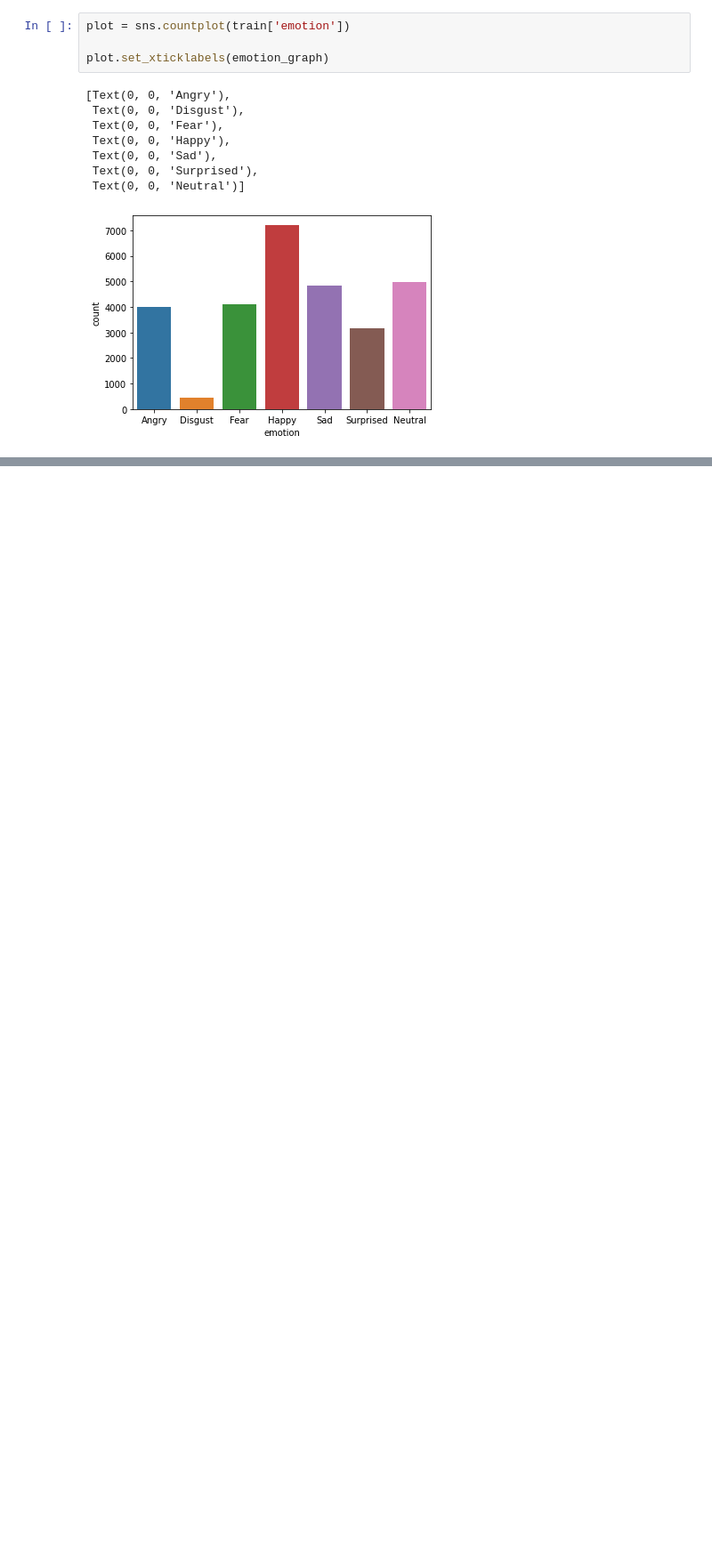
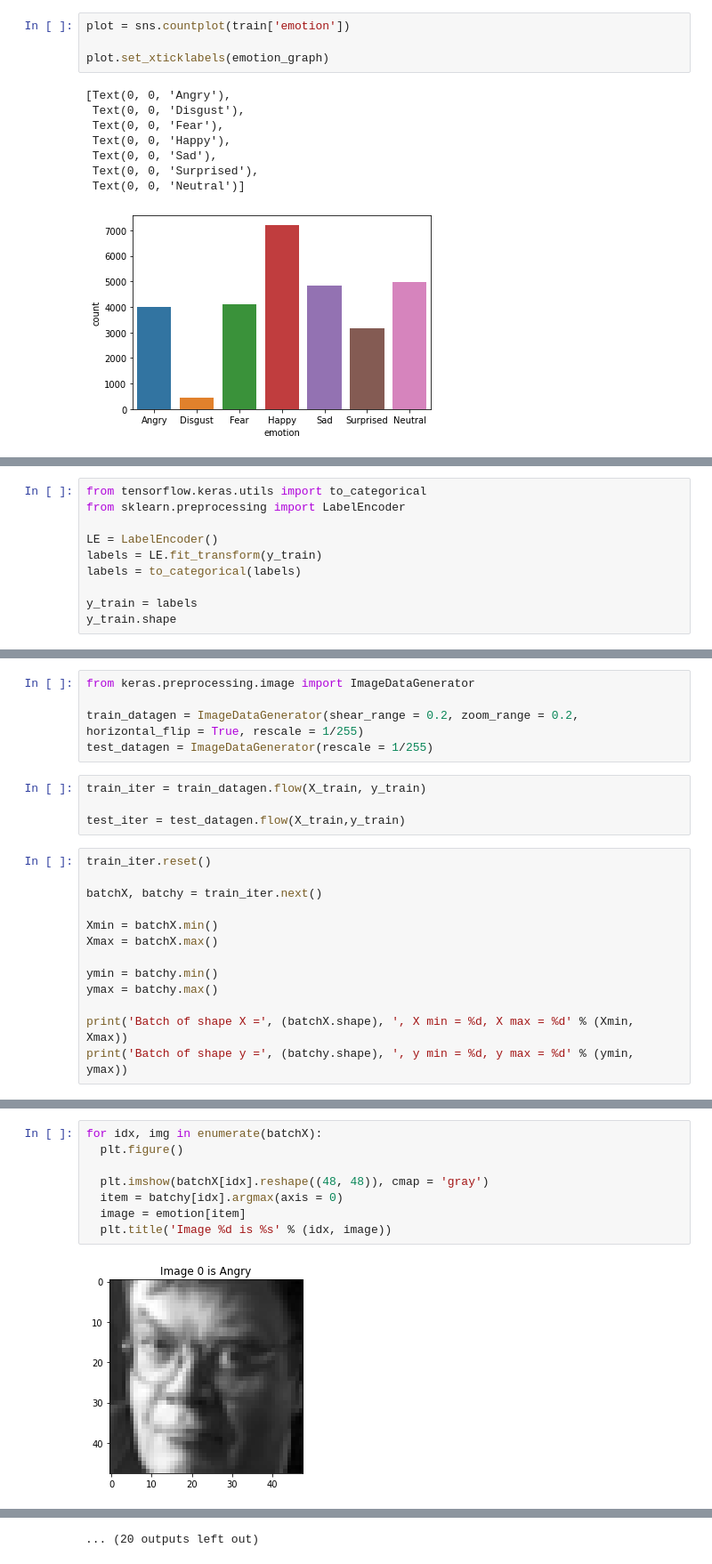
Before and after one commit to abbycarbaugh/DS400-Capstone-Project, a Jupyter notebook: DS400_Final_Project.ipynb, the cells around one changed output, grey strips where cells are left out. Shown at 89% size. Saved outputs shown, nothing was run; the diff lists cells and outputs as text; blank space fills up the shorter version.

Commit message:
Add files via upload
Image Augmentation and CNN building

```diff
--- a/DS400_Final_Project.ipynb
+++ b/DS400_Final_Project.ipynb
@@ -153,3 +125,13 @@ X_train = np.stack(X_train, axis = 0)
 X_train.shape
 # %% [output]
 (28709, 48, 48, 1)
+# %%
+from tensorflow.keras.utils import to_categorical
+from sklearn.preprocessing import LabelEncoder
+
+LE = LabelEncoder()
+labels = LE.fit_transform(y_train)
+labels = to_categorical(labels)
+
+y_train = labels
+y_train.shape
@@ -179,0 +163,22 @@ from tensorflow.keras import layers
+# %%
+from keras.preprocessing.image import ImageDataGenerator
+
+train_datagen = ImageDataGenerator(shear_range = 0.2, zoom_range = 0.2, horizontal_flip = True, rescale = 1/255)
+test_datagen = ImageDataGenerator(rescale = 1/255)
+# %%
+train_iter = train_datagen.flow(X_train, y_train)
+
+test_iter = test_datagen.flow(X_train,y_train)
+# %%
+train_iter.reset()
+
+batchX, batchy = train_iter.next()
+
+Xmin = batchX.min()
+Xmax = batchX.max()
+
+ymin = batchy.min()
+ymax = batchy.max()
+
+print('Batch of shape X =', (batchX.shape), ', X min = %d, X max = %d' % (Xmin, Xmax))
+print('Batch of shape y =', (batchy.shape), ', y min = %d, y max = %d' % (ymin, ymax))
@@ -179,0 +188,10 @@ from tensorflow.keras import layers
+# %%
+for idx, img in enumerate(batchX):
+  plt.figure()
+
+  plt.imshow(batchX[idx].reshape((48, 48)), cmap = 'gray')
+  item = batchy[idx].argmax(axis = 0)
+  image = emotion[item]
+  plt.title('Image %d is %s' % (idx, image))
+# %% [output]
+[figure, added]
@@ -179,0 +209 @@ from tensorflow.keras import layers
+... (20 outputs left out)
```
Also changed, not shown: parts of 31 cells of this notebook.
